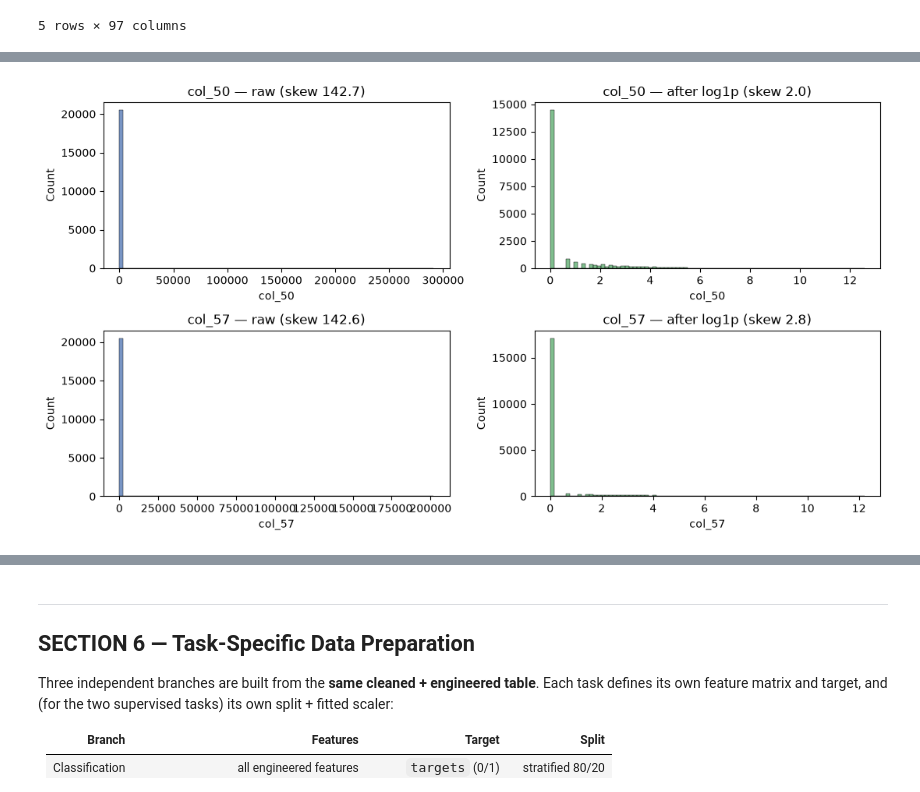
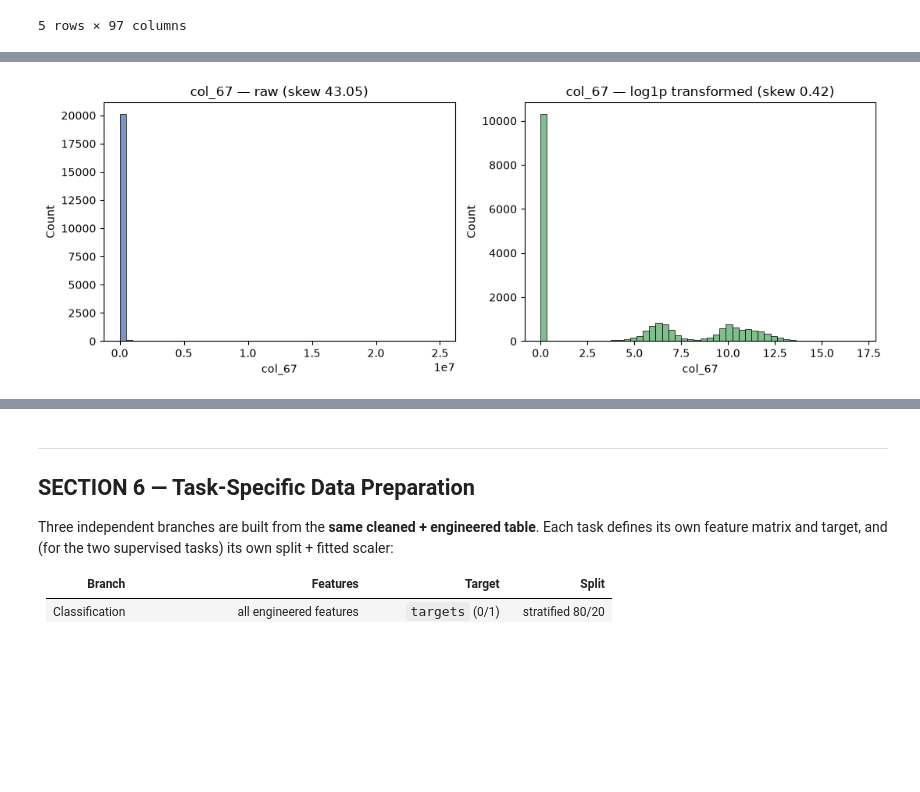
Before and after one commit to Phyboc/Fraud-Detection-Dataset-ML-CaseStudy, a Jupyter notebook: src/eda_preprocessing/eda_preprocessing.ipynb, the cells around one changed output, grey strips where cells are left out. Cells and saved outputs as stored; diff of their text form; code cells hidden in the pictures; blank space fills up the shorter version.

```diff
--- a/src/eda_preprocessing/eda_preprocessing.ipynb
+++ b/src/eda_preprocessing/eda_preprocessing.ipynb
@@ -553,12 +554,17 @@ df_no_const = df_no_id.drop(columns=constant_cols)
 feats_no_const = [c for c in df_no_const.columns if c != TARGET_COL]
 dup_det = df_no_const[feats_no_const].T.duplicated(keep="first")
 dup_cols = [c for c, is_dup in zip(feats_no_const, dup_det) if is_dup]
-df_clean = df_no_const.drop(columns=dup_cols)
+df_no_dup_cols = df_no_const.drop(columns=dup_cols)
+
+# 4) drop exact duplicate rows (175 duplicate rows present in feature+target matrix)
+dup_rows_count = int(df_no_dup_cols.duplicated().sum())
+df_clean = df_no_dup_cols.drop_duplicates().reset_index(drop=True)
 
 print(f"Shape before cleaning        : {before_rows} x {before_cols}")
 print(f"  - dropped row-id column    : {df_raw.columns[0]}")
 print(f"  - dropped constant columns ({len(constant_cols)}): {constant_cols}")
-print(f"  - dropped exact duplicates ({len(dup_cols)}): {dup_cols}")
+print(f"  - dropped exact dup cols   ({len(dup_cols)}): {dup_cols}")
+print(f"  - dropped exact dup rows   ({dup_rows_count})")
 print(f"Shape after cleaning         : {df_clean.shape}")
 print(f"Feature columns kept         : {df_clean.shape[1] - 1} (+ {TARGET_COL})")
 # %% [output]
@@ -714,13 +680,14 @@ Median |skew| before vs after: 52.4 -> 2.8
 # %%
-# Visual proof for the two most skewed features
-fig, axes = plt.subplots(2, 2, figsize=(11, 6))
-pair = comp.head(2).index.tolist()
-for row, c in enumerate(pair):
-    sns.histplot(df_clean[c], bins=80, ax=axes[row, 0], color="#4c72b0")
-    axes[row, 0].set_title(f"{c} — raw (skew {comp.loc[c, 'skew_before']:.1f})")
-    sns.histplot(df_eng[c], bins=80, ax=axes[row, 1], color="#55a868")
-    axes[row, 1].set_title(f"{c} — after log1p (skew {comp.loc[c, 'skew_after']:.1f})")
-plt.tight_layout(); plt.show()
+# Visual proof of skew reduction on top skewed features
+sample_feat = 'col_67'
+fig, axes = plt.subplots(1, 2, figsize=(11, 4))
+sns.histplot(df_clean[sample_feat], bins=50, ax=axes[0], color="#4c72b0")
+axes[0].set_title(f"{sample_feat} — raw (skew {skew_demo[sample_feat]:.2f})")
+
+sns.histplot(np.log1p(df_clean[sample_feat]), bins=50, ax=axes[1], color="#55a868")
+axes[1].set_title(f"{sample_feat} — log1p transformed (skew {skewness(np.log1p(df_clean[sample_feat])):.2f})")
+plt.tight_layout()
+plt.show()
 # %% [output]
-[figure, old version]
+[figure, new version]
 # %%
```
Also changed, not shown: parts of 19 cells of this notebook, 17 other files.
